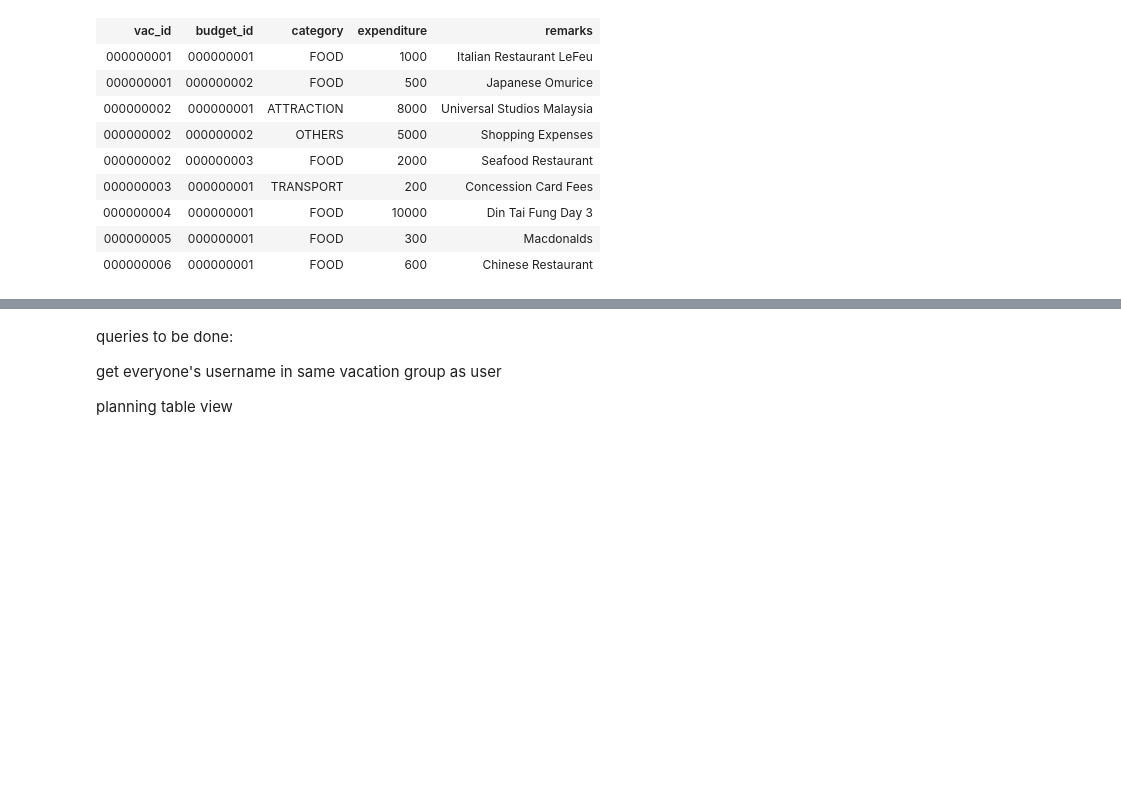
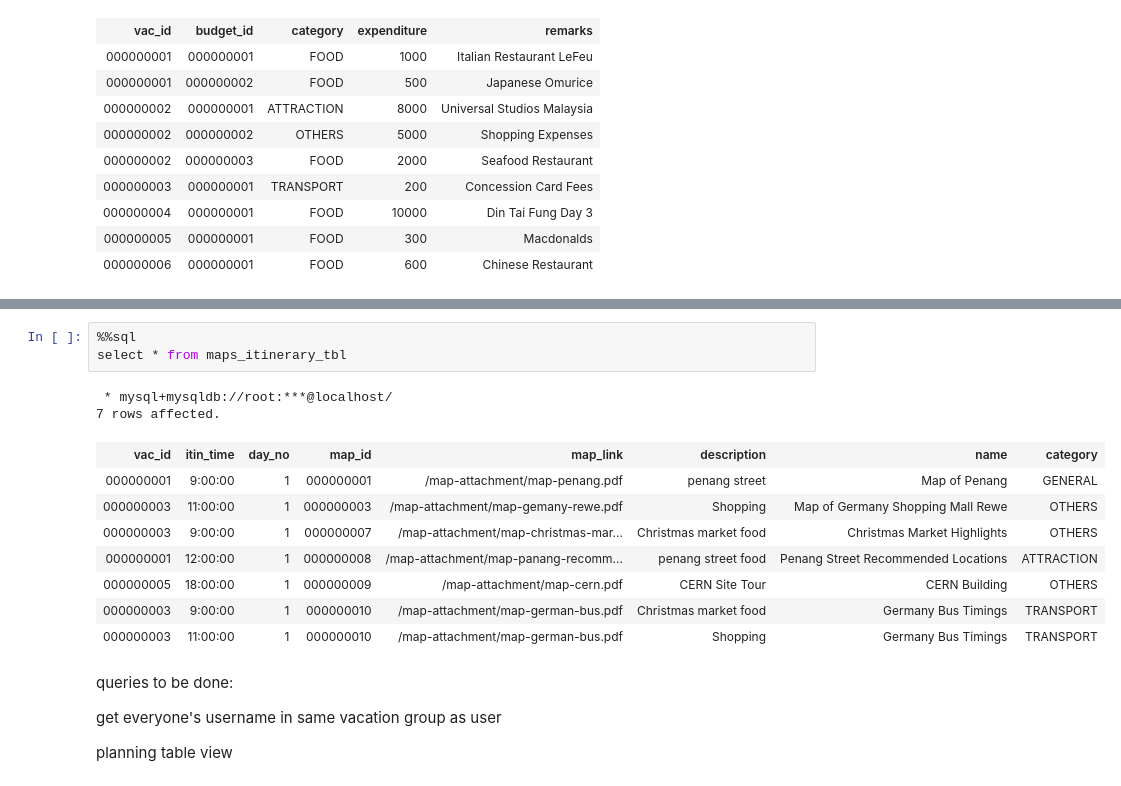
Before and after one commit to tyxin/ReadyHols, a Jupyter notebook: data_scripting.ipynb, the cells around one changed output, grey strips where cells are left out. Drawn from its saved outputs; the diff is of its cells as text; blank space fills up the shorter version.

```diff
--- a/data_scripting.ipynb
+++ b/data_scripting.ipynb
@@ -551,3 +631,17 @@ SELECT * from vacation_summary where vac_id
+# %%
+%%sql
+select * from maps_itinerary_tbl
+# %% [output]
+ * mysql+mysqldb://root:***@localhost/
+7 rows affected.
+| vac_id | itin_time | day_no | map_id | map_link | description | name | category |
+| 000000001 | 9:00:00 | 1 | 000000001 | /map-attachment/map-penang.pdf | penang street | Map of Penang | GENERAL |
+| 000000003 | 11:00:00 | 1 | 000000003 | /map-attachment/map-gemany-rewe.pdf | Shopping | Map of Germany Shopping Mall Rewe | OTHERS |
+| 000000003 | 9:00:00 | 1 | 000000007 | /map-attachment/map-christmas-mar... | Christmas market food | Christmas Market Highlights | OTHERS |
+| 000000001 | 12:00:00 | 1 | 000000008 | /map-attachment/map-panang-recomm... | penang street food | Penang Street Recommended Locations | ATTRACTION |
+| 000000005 | 18:00:00 | 1 | 000000009 | /map-attachment/map-cern.pdf | CERN Site Tour | CERN Building | OTHERS |
+| 000000003 | 9:00:00 | 1 | 000000010 | /map-attachment/map-german-bus.pdf | Christmas market food | Germany Bus Timings | TRANSPORT |
+| 000000003 | 11:00:00 | 1 | 000000010 | /map-attachment/map-german-bus.pdf | Shopping | Germany Bus Timings | TRANSPORT |
 # %% [markdown]
 queries to be done:
 
```
Also changed, not shown: parts of 13 cells of this notebook, 12 other files.
